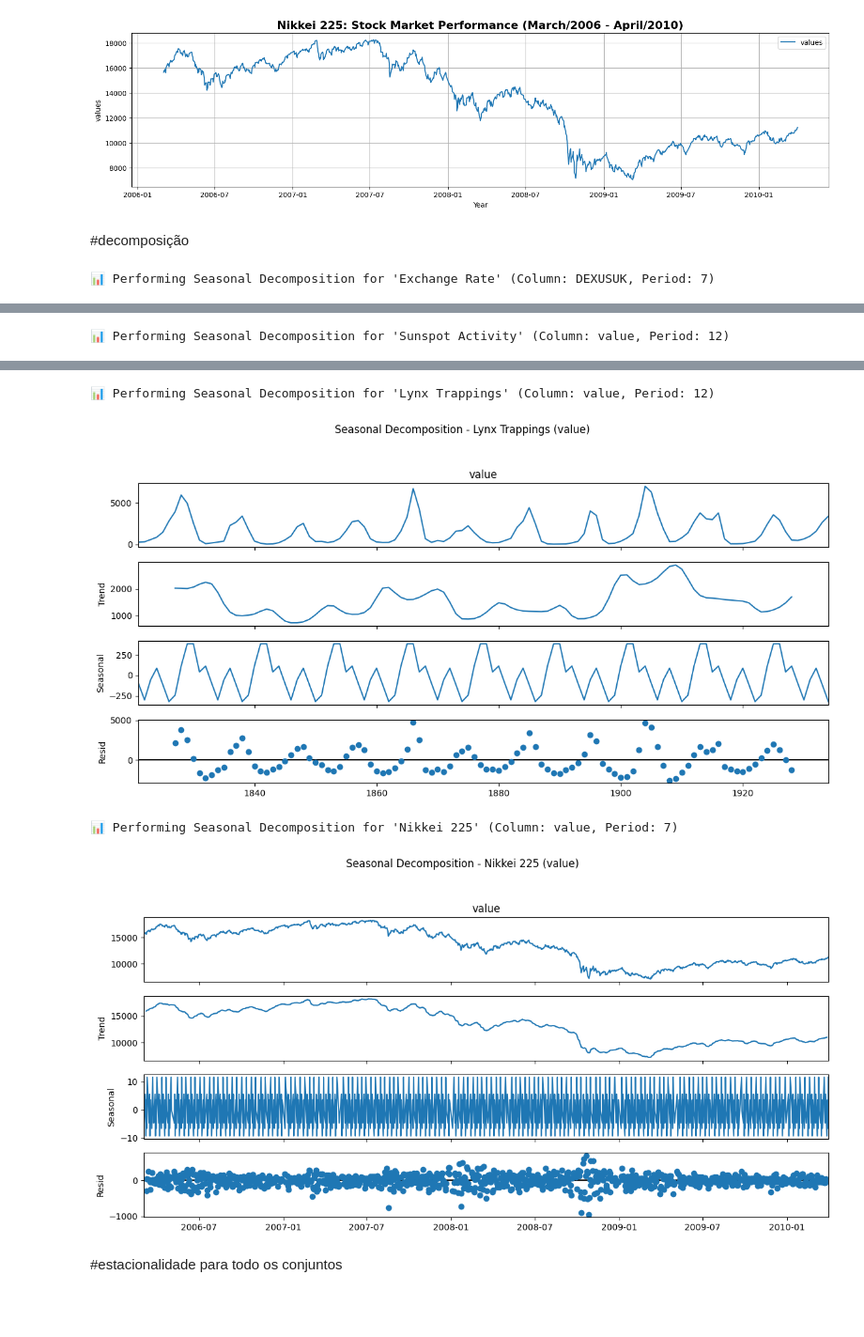
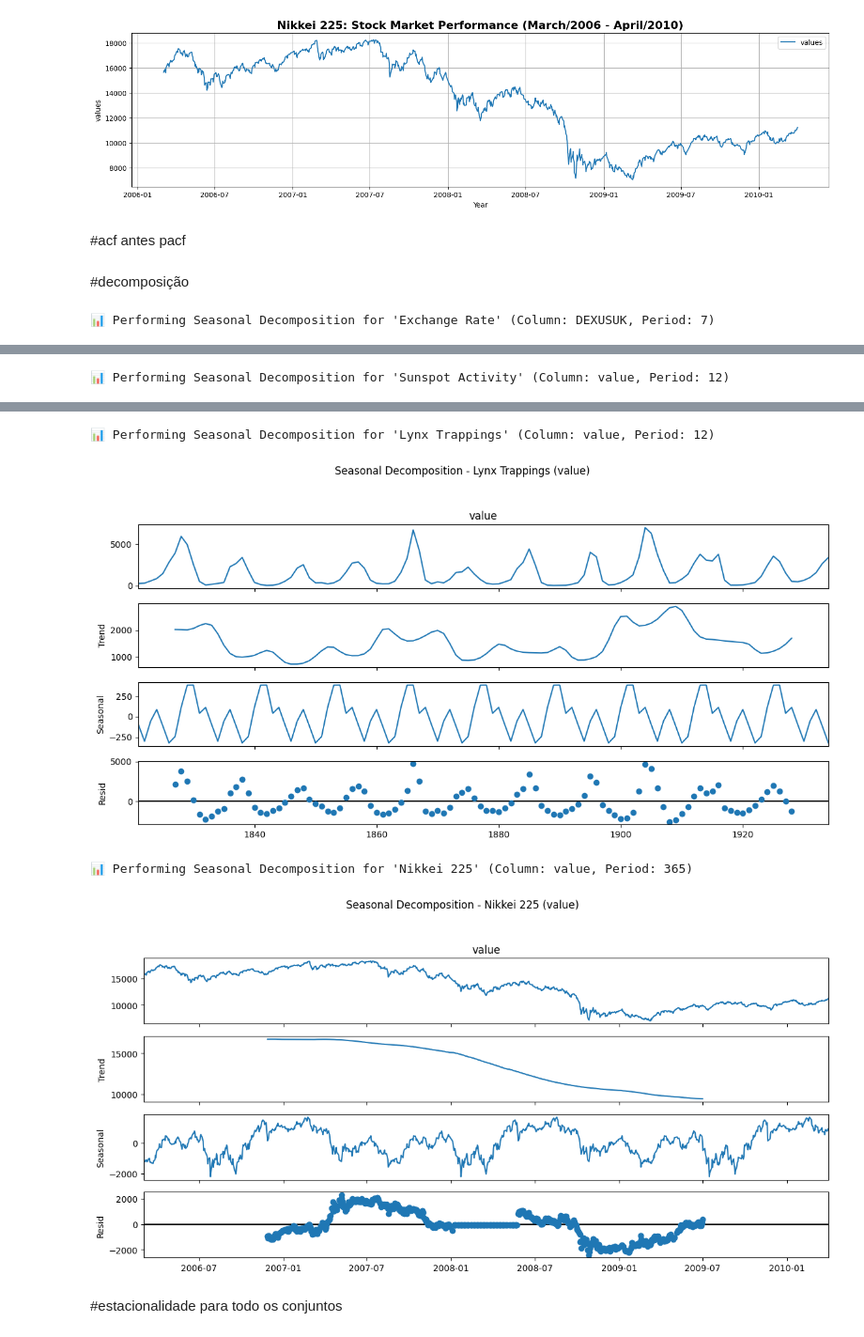
Before and after one commit to metsumesquita/master_degree_UPE, a Jupyter notebook: Hybrid_Model_project.ipynb, the cells around one changed output, grey strips where cells are left out. Shown at 94% size. Saved outputs shown, nothing was run; the diff lists cells and outputs as text; code cells hidden in the pictures; blank space fills up the shorter version.

```diff
--- a/Hybrid_Model_project.ipynb
+++ b/Hybrid_Model_project.ipynb
@@ -294,3 +295,5 @@ plt.legend() # Don't forget to add legend if you have labels
 plt.show()
 # %% [output]
 [figure]
+# %% [markdown]
+#acf antes pacf
@@ -310,7 +377,7 @@ data_to_analyze = [
     {"name": "Lynx Trappings", "df": lynx_data, "value_col": "value", "seasonal_period": 12}, # Approx 9-year cycle
 
     # Daily data. Common periodicities are 5 (trading week), 7 (calendar week), or 365 (yearly).
-    {"name": "Nikkei 225", "df": nikkei225_data, "value_col": "value", "seasonal_period": 7} # Trading week seasonality
+    {"name": "Nikkei 225", "df": nikkei225_data, "value_col": "value", "seasonal_period": 365} # Trading week seasonality
 ]
 
 # (Your `testar_season_decomp` function code remains the same as provided in your prompt)
@@ -359,35 +426,35 @@ def testar_season_decomp(data_configurations: list):
             # Model='multiplicative' is suitable when seasonal fluctuations grow/shrink with the level of the series.
             # Choose the model appropriate for your data.
             decomposicao = seasonal_decompose(serie, model='additive', period=period)
 
             # Plot the components
             fig = decomposicao.plot()
             fig.set_size_inches(12, 6) # Make the plot a bit larger for readability
             plt.suptitle(f"Seasonal Decomposition - {name} ({value_col})", y=1.02)
             plt.tight_layout(rect=[0, 0, 1, 0.98]) # Adjust layout to prevent title overlap
             plt.show()
         except Exception as e:
             print(f"An error occurred during decomposition for '{name}': {e}")
 
             # Define o nome do arquivo, combinando o nome da série e a coluna
             filename = f"decomposicao_{name.replace(' ', '_').replace('/', '_')}_{value_col}.png"
             plt.savefig(filename, dpi=300, bbox_inches='tight')
             print(f"Gráfico salvo como: {filename}")
 
 
 
 # --- Call the function with your data ---
 if __name__ == "__main__":
     testar_season_decomp(data_configurations=data_to_analyze)
 # %% [output]
 📊 Performing Seasonal Decomposition for 'Exchange Rate' (Column: DEXUSUK, Period: 7)
 [figure]
 📊 Performing Seasonal Decomposition for 'Sunspot Activity' (Column: value, Period: 12)
 [figure]
 📊 Performing Seasonal Decomposition for 'Lynx Trappings' (Column: value, Period: 12)
 [figure]
-📊 Performing Seasonal Decomposition for 'Nikkei 225' (Column: value, Period: 7)
+📊 Performing Seasonal Decomposition for 'Nikkei 225' (Column: value, Period: 365)
-[figure, old version]
+[figure, new version]
 # %% [markdown]
 #estacionalidade para todo os conjuntos
 # %%
```
Also changed, not shown: parts of 20 cells of this notebook.
